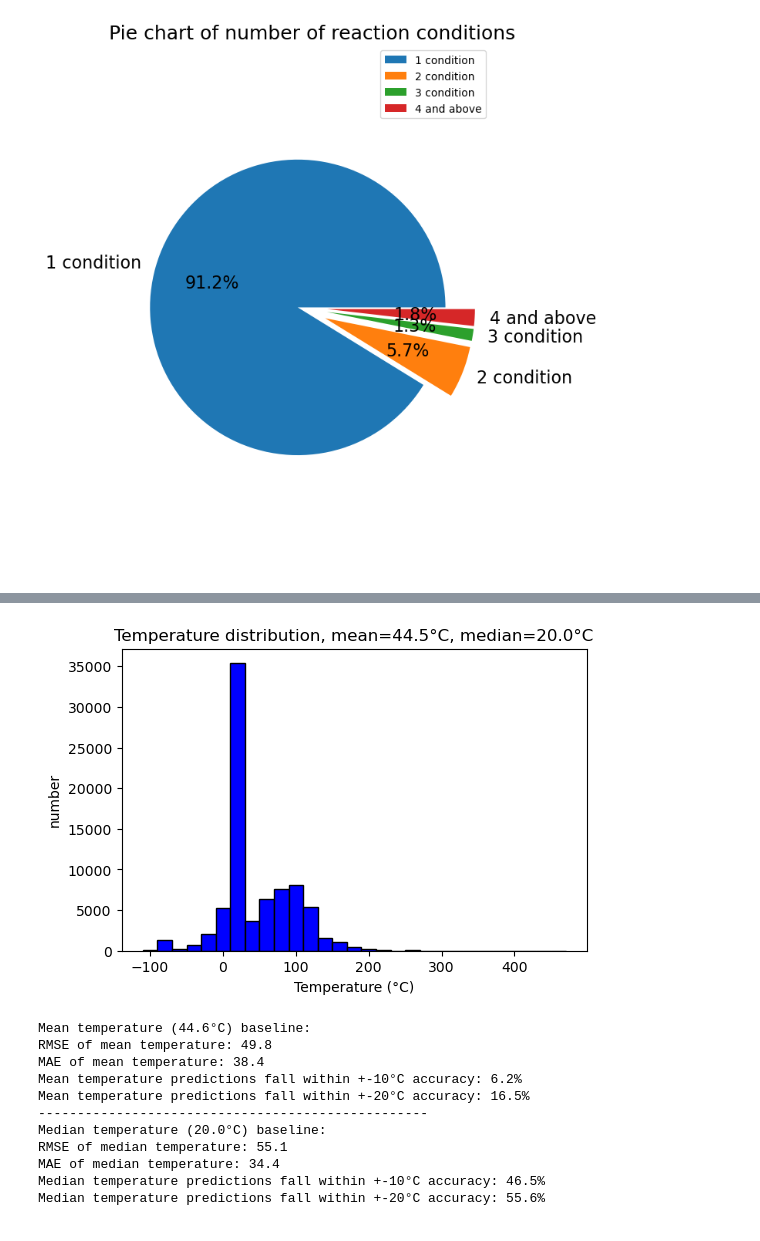
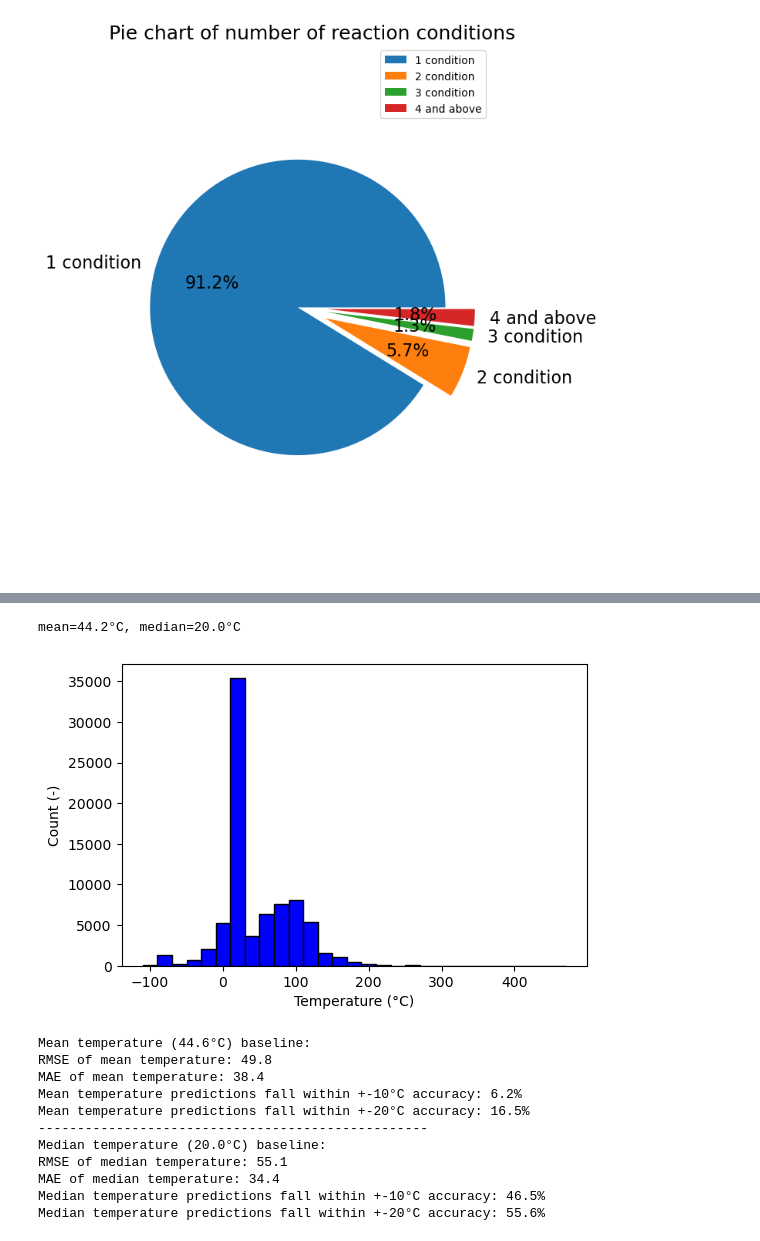
Before and after one commit to Lung-Yi/rxn_yield_context, a Jupyter notebook: analyze_data/data_distribution.ipynb, the cells around one changed output, grey strips where cells are left out. Drawn from its saved outputs; the diff is of its cells as text; code cells hidden in the pictures.

```diff
--- a/analyze_data/data_distribution.ipynb
+++ b/analyze_data/data_distribution.ipynb
@@ -343,17 +344,18 @@ plt.savefig("../saved_figures/temperature_distribution_1.svg", format="svg", bbo
 # %%
 # Temperature histogram 2 (excludue temperature > 300)
 temperatures_2 = [float(t)  for t in temperatures if float(t) <=501.]
 plt.figure(dpi=100)
 plt.hist(temperatures_2, color = 'blue', edgecolor = 'black',
          bins = int((max(temperatures_2) - min(temperatures_2))//20))
 
-plt.title('Temperature distribution, mean={:.1f}\u00b0C, median={:.1f}\u00b0C'.format(
-    np.mean(temperatures), np.median(temperatures)))
+# plt.title('Temperature distribution)
+print('mean={:.1f}\u00b0C, median={:.1f}\u00b0C'.format(np.mean(temperatures_2), np.median(temperatures_2)))
 plt.xlabel('Temperature (\u00b0C)')
-plt.ylabel('number')
+plt.ylabel('Count (-)')
 plt.savefig("../saved_figures/temperature_distribution_2.svg", format="svg", bbox_inches = "tight")
 # %% [output]
+mean=44.2°C, median=20.0°C
-[figure, old version]
+[figure, new version]
 # %%
 # Calcluate the accuracy of tempreature basline:
 # Use the mean and median of training data as baslines, and then evaluate the performance on testing data
```
Also changed, not shown: parts of 5 cells of this notebook, 17 other files.
